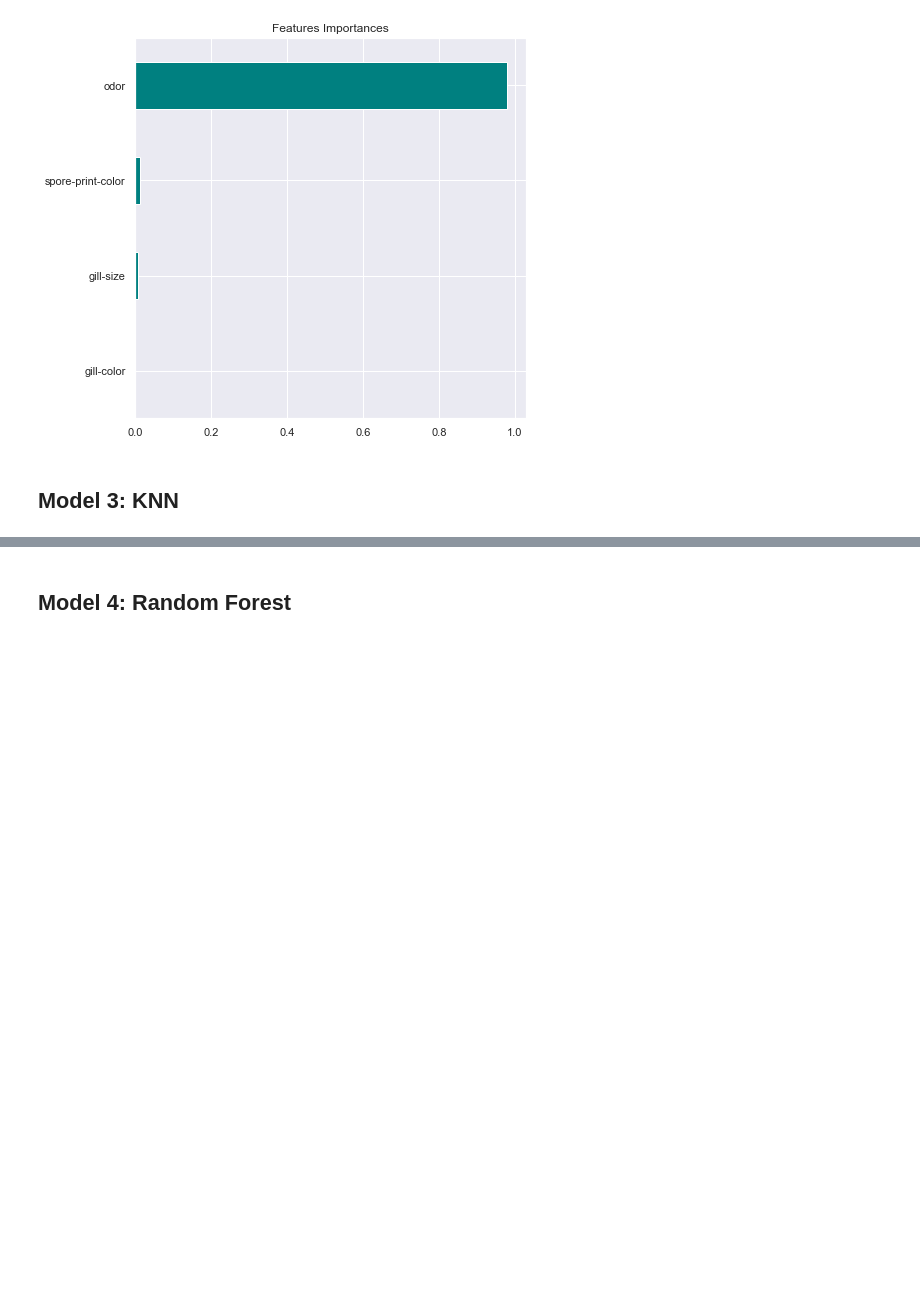
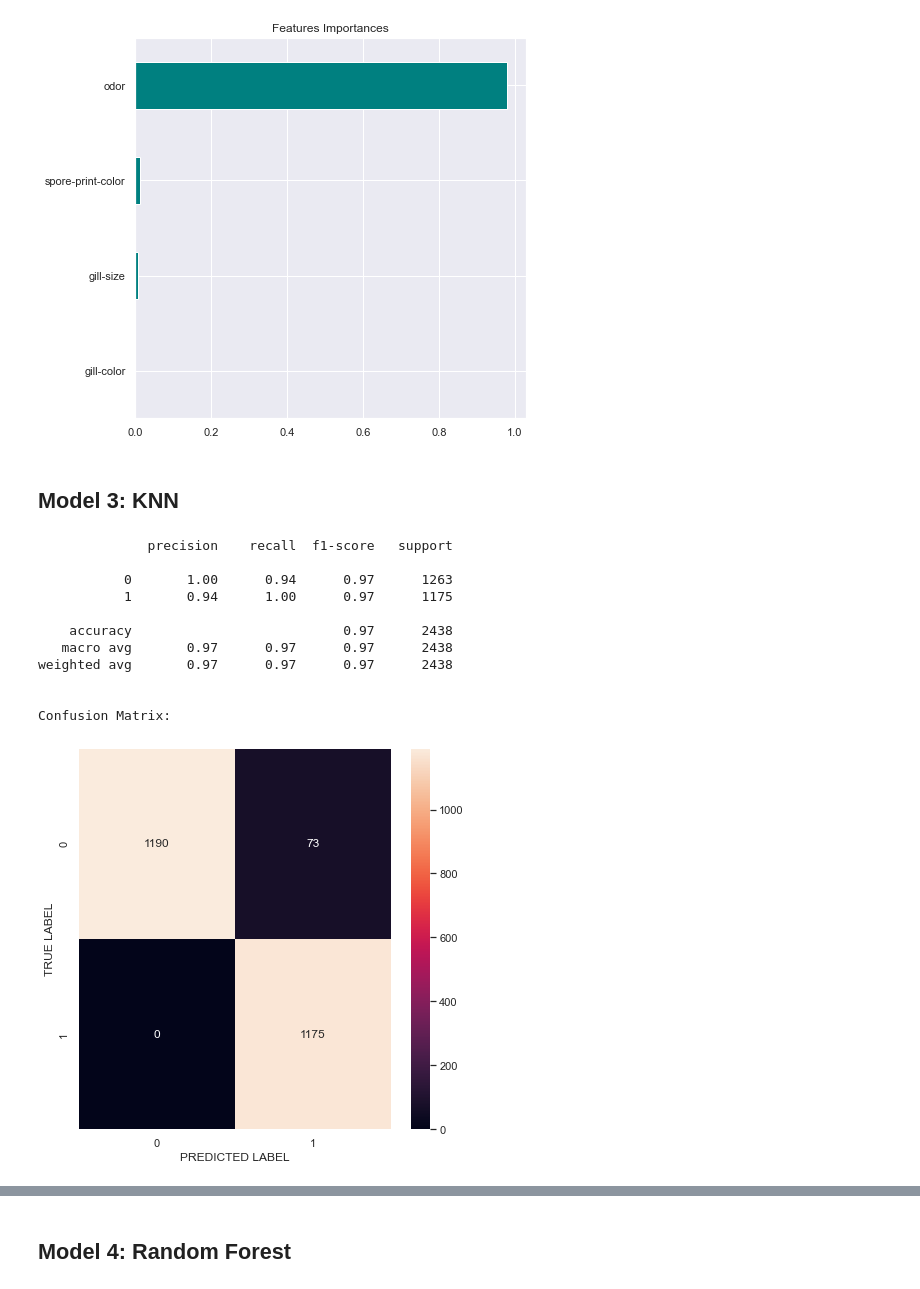
Before and after one commit to artolon/Final-Project, a Jupyter notebook: Part2_Mushroom-Models.ipynb, the cells around one changed output, grey strips where cells are left out. Cells and saved outputs as stored; diff of their text form; code cells hidden in the pictures; blank space fills up the shorter version.

```diff
--- a/Part2_Mushroom-Models.ipynb
+++ b/Part2_Mushroom-Models.ipynb
@@ -606,2 +604,20 @@ def evaluate_model(y_predict, y_test):
 # %% [markdown]
 ## Model 3: KNN
+# %%
+knn = KNeighborsClassifier(n_neighbors=3)
+knn.fit(X_train, y_train)
+y_pred_knn = knn.predict(X_test)
+evaluate_model(y_pred_knn, y_test)
+# %% [output]
+              precision    recall  f1-score   support
+
+           0       1.00      0.94      0.97      1263
+           1       0.94      1.00      0.97      1175
+
+    accuracy                           0.97      2438
+   macro avg       0.97      0.97      0.97      2438
+weighted avg       0.97      0.97      0.97      2438
+
+
+Confusion Matrix:
+[figure, added]
```
Also changed, not shown: parts of 11 cells of this notebook.
